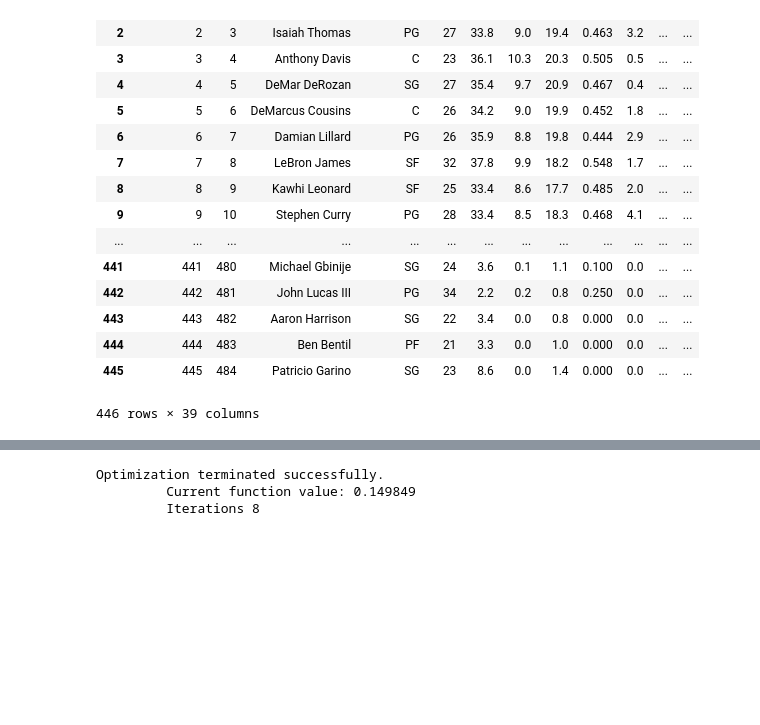
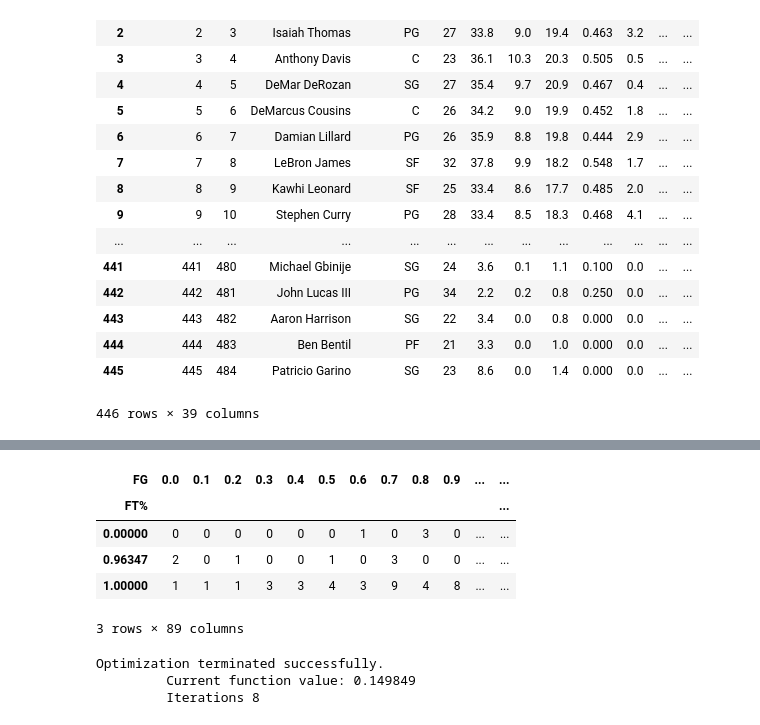
Before and after one commit to ll1195831146/Big-Data-Systems-and-Intelligence-Analytics, a Jupyter notebook: Assignment2/LogisticModel.ipynb, the cells around one changed output, grey strips where cells are left out. Saved outputs shown, nothing was run; the diff lists cells and outputs as text; code cells hidden in the pictures; blank space fills up the shorter version.

```diff
--- a/Assignment2/LogisticModel.ipynb
+++ b/Assignment2/LogisticModel.ipynb
@@ -97,3 +139,13 @@ data
+# %%
+#  Tabulating whether or not one player has higher FT%
+pd.crosstab(data['FT%'], data['FG'], rownames=['FT%'])
+# %% [output]
+| FG | 0.0 | 0.1 | 0.2 | 0.3 | 0.4 | 0.5 | 0.6 | 0.7 | 0.8 | 0.9 | ... | ... |
+| FT% |  |  |  |  |  |  |  |  |  |  |  | ... |
+| 0.00000 | 0 | 0 | 0 | 0 | 0 | 0 | 1 | 0 | 3 | 0 | ... | ... |
+| 0.96347 | 2 | 0 | 1 | 0 | 0 | 1 | 0 | 3 | 0 | 0 | ... | ... |
+| 1.00000 | 1 | 1 | 1 | 3 | 3 | 4 | 3 | 9 | 4 | 8 | ... | ... |
+3 rows × 89 columns
 # %%
 from scipy import stats
 stats.chisqprob = lambda chisq, df: stats.chi2.sf(chisq, df)
```
Also changed, not shown: parts of 12 cells of this notebook.
